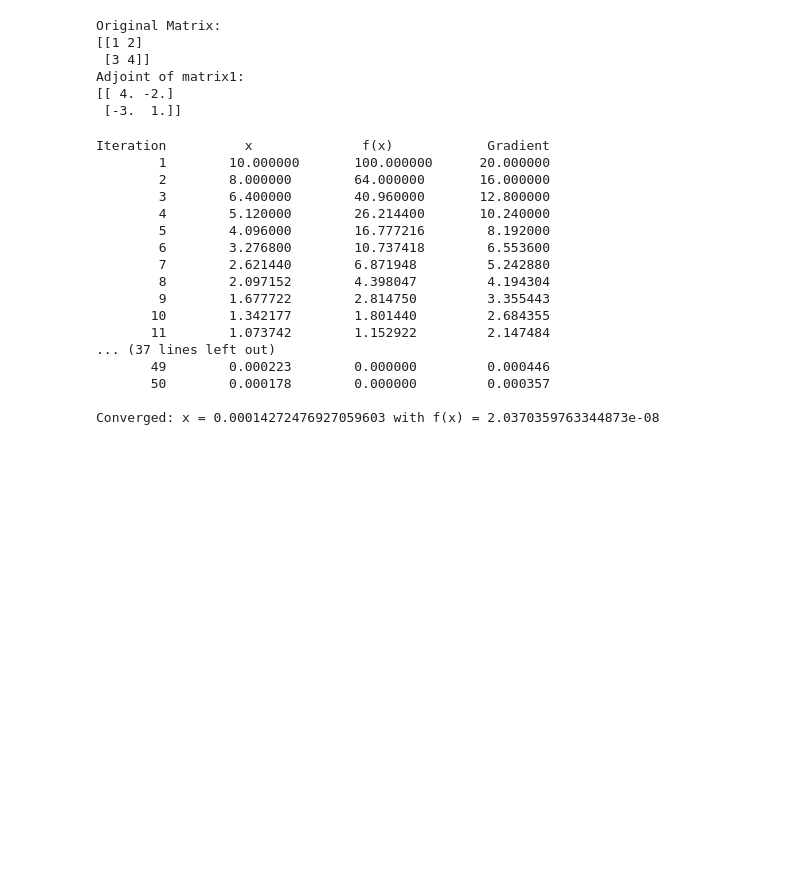
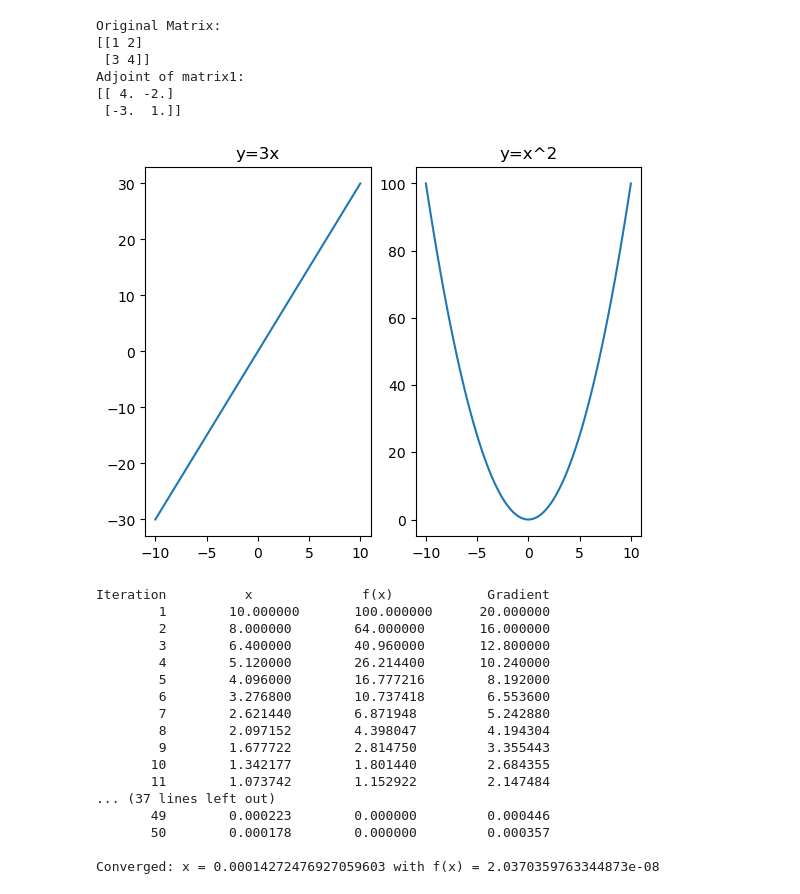
Before and after one commit to zhuliang21/data-science-ml-econ, a Jupyter notebook: week_02/week_02.ipynb, the cells around one changed output. Saved outputs shown, nothing was run; the diff lists cells and outputs as text; code cells hidden in the pictures; blank space fills up the shorter version.

```diff
--- a/week_02/week_02.ipynb
+++ b/week_02/week_02.ipynb
@@ -90,6 +90,25 @@ Original Matrix:
 Adjoint of matrix1:
 [[ 4. -2.]
  [-3.  1.]]
+# %%
+import matplotlib.pyplot as plt  # type: ignore
+import numpy as np  # type: ignore
+# plot two graphs: left y=3x, right y=x^2
+
+x = np.linspace(-10, 10, 100)
+y1 = 3 * x
+y2 = x ** 2
+fig, (ax1, ax2) = plt.subplots(1, 2)
+ax1.plot(x, y1)
+ax2.plot(x, y2)
+ax1.set_title('y=3x')
+ax2.set_title('y=x^2')
+plt.show()
+
+# save it to a png file
+fig.savefig('plot.png')
+# %% [output]
+[figure, added]
 # %%
 # Using gradient descent to find the minimum of f(x) = x^2
 
```
Also changed, not shown: 6 other files.
